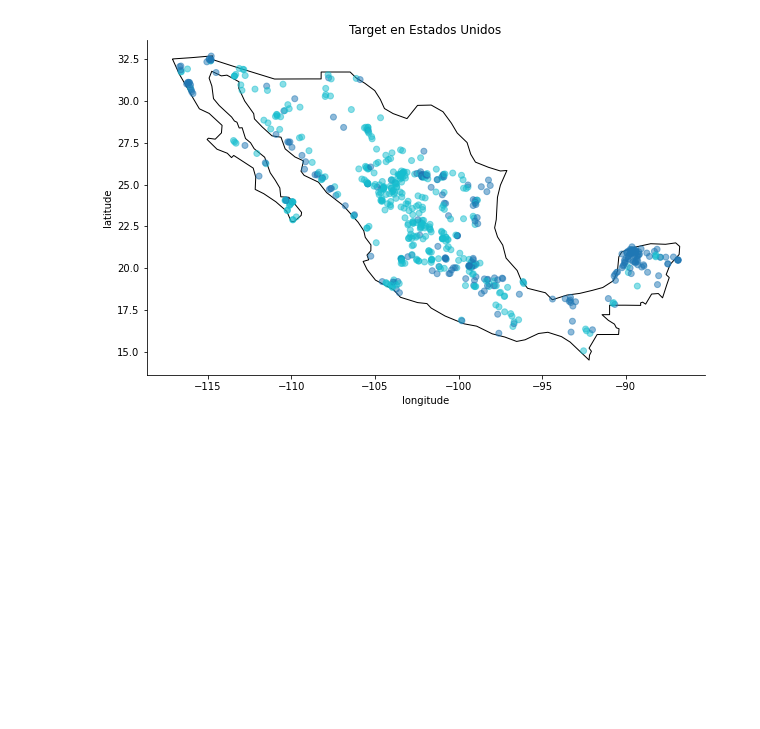
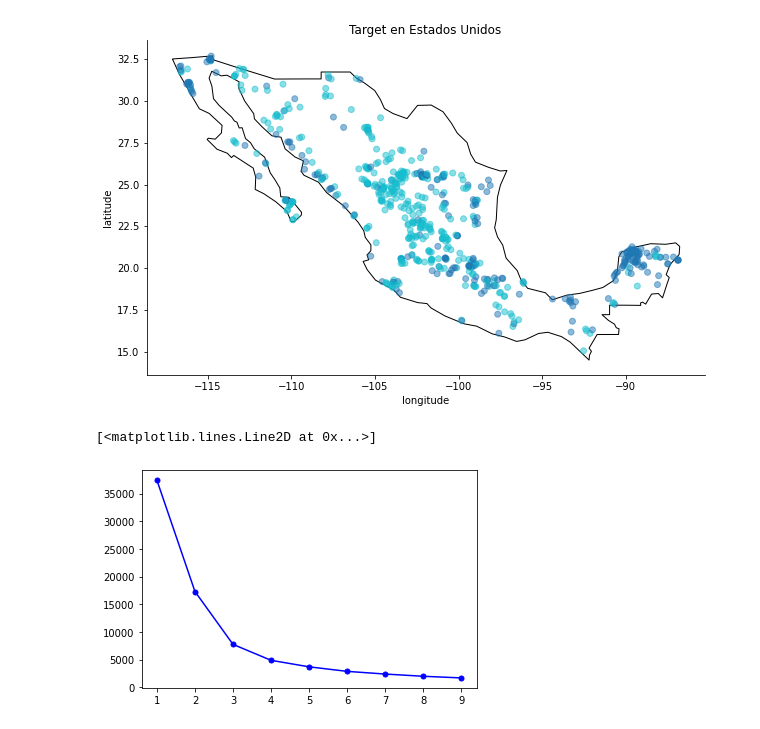
Before and after one commit to PosgradoMNA/Actividades-del-proyecto-equipo15, a Jupyter notebook: Reto1_Equipo_15.ipynb, the cells around one changed output. Saved outputs shown, nothing was run; the diff lists cells and outputs as text; code cells hidden in the pictures; blank space fills up the shorter version.

```diff
--- a/Reto1_Equipo_15.ipynb
+++ b/Reto1_Equipo_15.ipynb
@@ -362,3 +362,23 @@ gax.spines['right'].set_visible(False)
 plt.show()
 # %% [output]
 [figure]
+# %%
+#1.	Definiendo un rango de K
+clusters = range(1,10)
+# %%
+#2.Definiendo una variable para para almacenar las inercias
+inercias = []
+# %%
+from sklearn.cluster import KMeans
+latlong=df_ejercicio2[["LATITUD","LONGITUD"]]
+for cluster in clusters:
+	model = KMeans(n_clusters = cluster)
+	model = model.fit(latlong)
+
+	inercias.append(model.inertia_)
+# %%
+#Gráfica
+plt.plot(clusters, inercias, 'bo-', markersize=5)
+# %% [output]
+[<matplotlib.lines.Line2D at 0x...>]
+[figure, added]
```
Also changed, not shown: parts of 7 cells of this notebook.
